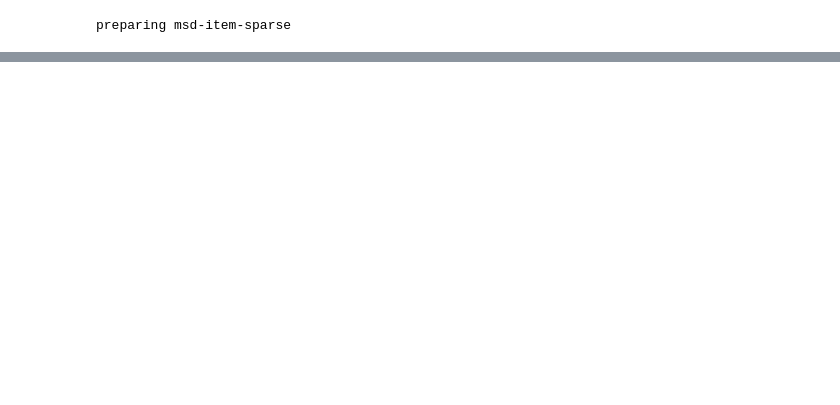
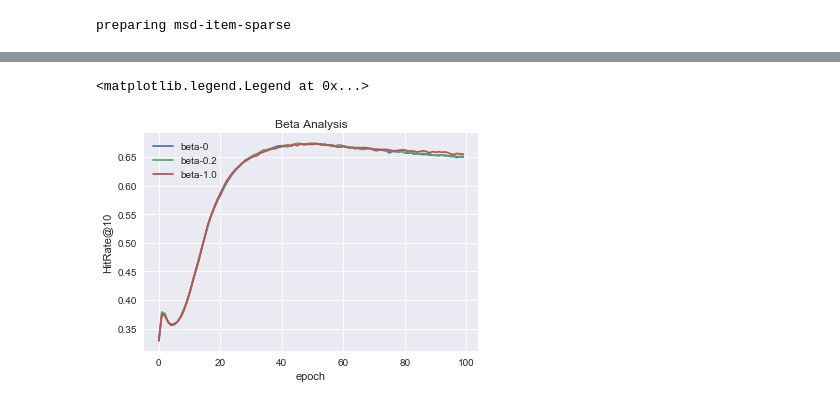
Before and after one commit to fs302/AlgoComp, a Jupyter notebook: MSD_Recommendation/src/Experiment.ipynb, the cells around one changed output, grey strips where cells are left out. Saved outputs shown, nothing was run; the diff lists cells and outputs as text; code cells hidden in the pictures; blank space fills up the shorter version.

```diff
--- a/MSD_Recommendation/src/Experiment.ipynb
+++ b/MSD_Recommendation/src/Experiment.ipynb
@@ -91,11 +63,9 @@ ItemCF, testSize = 1000, HR = 0.2030, NDCG = 0.1027
 alphas = []
 alpha_hrs = []
 alpha_ndcg = []
+Q = 1
 for alpha in np.arange(0,2,0.05):
-    model = models.ItemCF(u2s, s2u, sim_method='cos', alpha=alpha, Q=1, knn=knn)
-    itemcf_eval = eval_utils.itemcf_evaluation(model, u2s, testRatings, testNegatives, K=topk)
-    (hits, ndcgs) = itemcf_eval.evaluate(num_thread=1, limit_size=limit)
-    itemcf_hr, itemcf_ndcg = np.array(hits).mean(), np.array(ndcgs).mean()
+    itemcf_hr, itemcf_ndcg = test_itemcf(dataset_name, testRatings, testNegatives, topk=10, limit=100000, alpha=alpha, Q=Q, knn=1000)
     alphas.append(alpha)
     alpha_hrs.append(itemcf_hr)
     alpha_ndcg.append(itemcf_ndcg)
@@ -352,2 +410,0 @@ def test_vaecf(n_users, n_items, train_data, vad_data_tr, vad_data_te, testRatin
-# %%
-hr3, ndcg3 = test_vaecf(n_users, n_items, train_data, vad_data_tr, vad_data_te, testRatings, testNegatives, n_epochs=10)
@@ -626,3 +593,29 @@ for k, v in dataset_config.items():
             f.write(str(time.time()))
 # %% [output]
 preparing msd-item-sparse
+# %%
+# test of beta
+train_dir = "../train/"
+k='msd-little'
+user_threashold = dataset_config[k][0]
+song_threashold = dataset_config[k][1]
+dataset_name=k
+print 'loading',dataset_name
+
+n_users, n_items, train_data = utils.load_train_data(os.path.join(train_dir, '%s.train.rating' % dataset_name))
+testRatings =  utils.load_rating_file_as_list("../train/%s.test.rating" % dataset_name)
+testNegatives = utils.load_negative_file("../train/%s.test.negative" % dataset_name)
+vad_data_tr = utils.load_test_data(os.path.join(train_dir, '%s.train.rating' % dataset_name),n_users, n_items)
+vad_data_te = utils.load_test_data(os.path.join(train_dir, '%s.test.rating' % dataset_name),n_users, n_items)
+
+topk = 10
+limit = 10000
+
+vae_hrs = {}
+vae_ndcgs = {}
+beta_range = [0, 0.2, 1.0]
+for beta in beta_range:
+    best_hr, best_ndcg, hrs, ndcgs = test_vaecf(n_users, n_items, train_data, vad_data_tr, vad_data_te, testRatings, testNegatives, n_epochs=100, lr=5e-4, batch_size=1024, hidden_dims=[1000], epoch_size=20000, beta=beta, eval_epoch=1)
+    vae_hrs[beta] = hrs
+    vae_ndcgs[beta] = ndcgs
+    print beta, hrs, ndcgs
@@ -628,0 +640,12 @@ preparing msd-item-sparse
+# %%
+plt.title('Beta Analysis')
+
+for beta in beta_range:
+    plt.plot(vae_hrs[beta], label='beta-'+str(beta))
+
+plt.ylabel('HitRate@10')
+plt.xlabel('epoch')
+plt.legend() # 显示图例
+# %% [output]
+<matplotlib.legend.Legend at 0x...>
+[figure, added]
```
Also changed, not shown: parts of 23 cells of this notebook, 1 other file.
